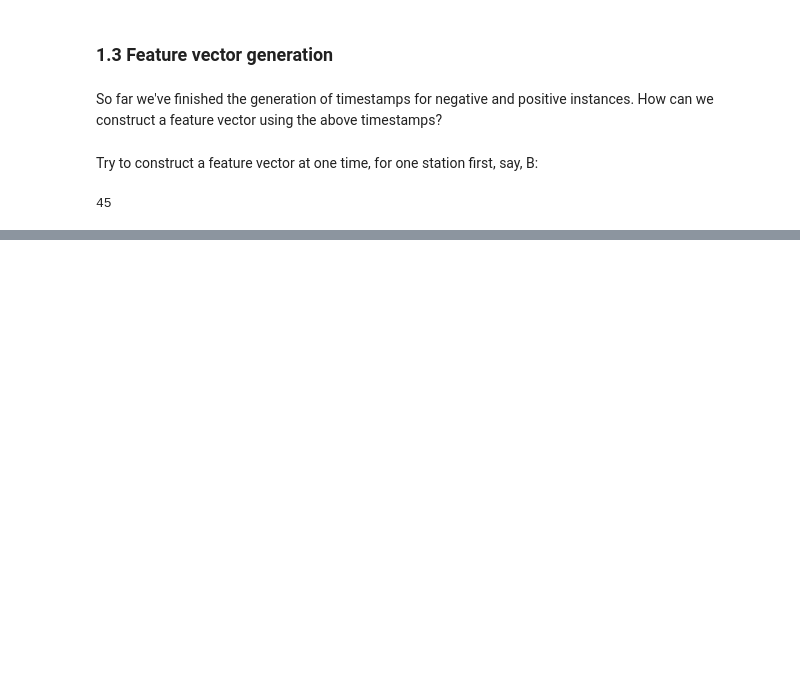
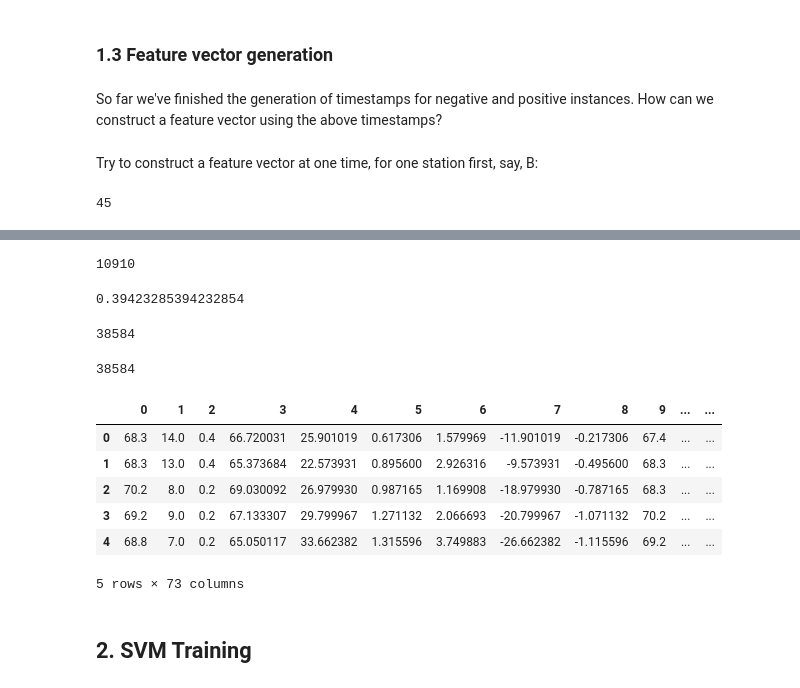
Before and after one commit to hy-lei/A-Hybrid-Approach-for-AID, a Jupyter notebook: TSA-DES_SVM.ipynb, the cells around one changed output, grey strips where cells are left out. Saved outputs shown, nothing was run; the diff lists cells and outputs as text; code cells hidden in the pictures; blank space fills up the shorter version.

```diff
--- a/TSA-DES_SVM.ipynb
+++ b/TSA-DES_SVM.ipynb
@@ -978,0 +1487,8 @@ len(feature_B_t)
+# %%
+len(X_pos)
+# %% [output]
+10910
+# %%
+len(X_pos) / len(X_neg)
+# %% [output]
+0.39423285394232854
@@ -978,0 +1497,28 @@ len(feature_B_t)
+# %%
+len(X)
+# %% [output]
+38584
+# %%
+# label data
+y_pos = [1] * len(X_pos)
+y_neg = [-1] * len(X_neg)
+# %%
+y = y_neg + y_pos
+# %%
+len(y)
+# %% [output]
+38584
+# %%
+df_svm_train = pd.DataFrame(X)
+# %%
+df_svm_train['Class'] = y
+# %%
+df_svm_train.head()
+# %% [output]
+|  | 0 | 1 | 2 | 3 | 4 | 5 | 6 | 7 | 8 | 9 | ... | ... |
+| 0 | 68.3 | 14.0 | 0.4 | 66.720031 | 25.901019 | 0.617306 | 1.579969 | -11.901019 | -0.217306 | 67.4 | ... | ... |
+| 1 | 68.3 | 13.0 | 0.4 | 65.373684 | 22.573931 | 0.895600 | 2.926316 | -9.573931 | -0.495600 | 68.3 | ... | ... |
+| 2 | 70.2 | 8.0 | 0.2 | 69.030092 | 26.979930 | 0.987165 | 1.169908 | -18.979930 | -0.787165 | 68.3 | ... | ... |
+| 3 | 69.2 | 9.0 | 0.2 | 67.133307 | 29.799967 | 1.271132 | 2.066693 | -20.799967 | -1.071132 | 70.2 | ... | ... |
+| 4 | 68.8 | 7.0 | 0.2 | 65.050117 | 33.662382 | 1.315596 | 3.749883 | -26.662382 | -1.115596 | 69.2 | ... | ... |
+5 rows × 73 columns
@@ -978,0 +1530,2 @@ len(feature_B_t)
+# %% [markdown]
+## 2. SVM Training
```
Also changed, not shown: parts of 79 cells of this notebook, 1 other file.
